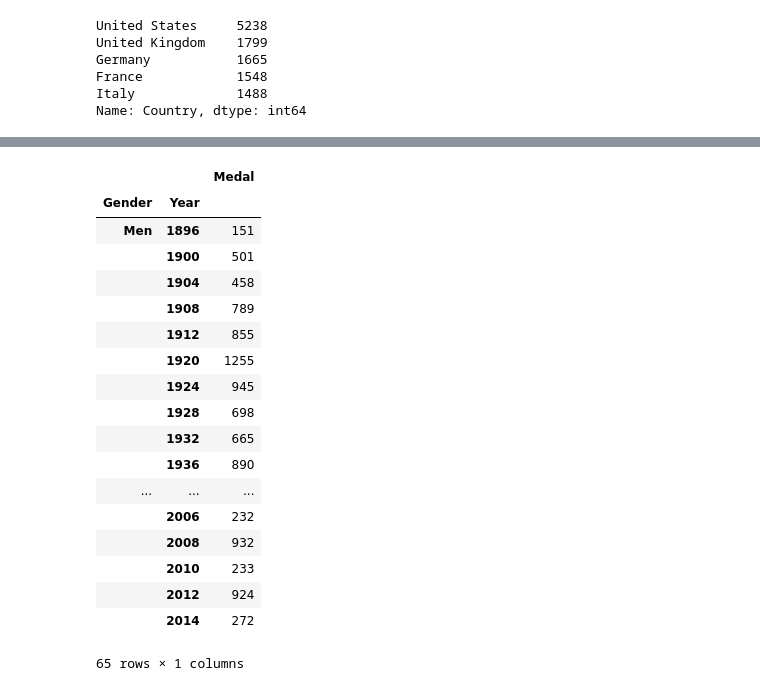
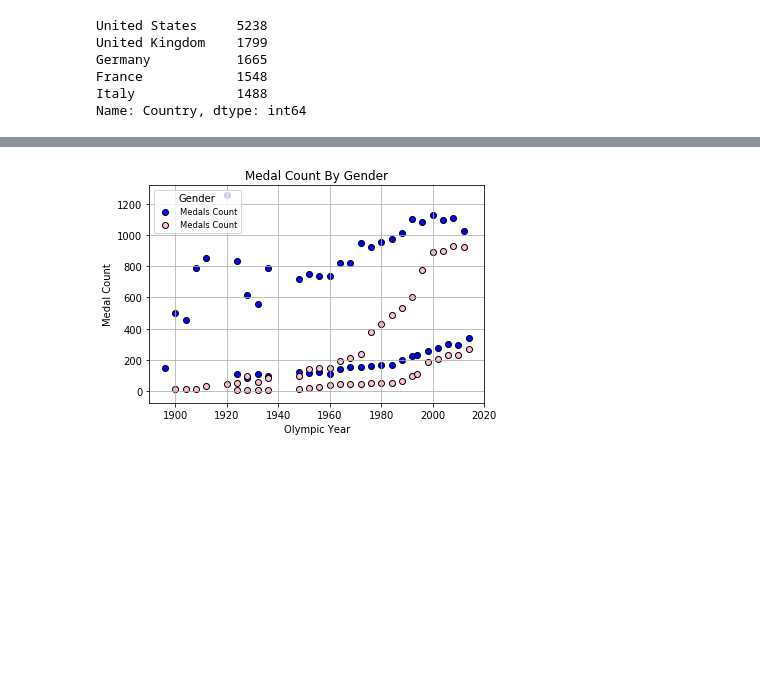
Before and after one commit to brittney-joyce/Olympic-Data-Analysis, a Jupyter notebook: Olympic_Medal_Analysis.ipynb, the cells around one changed output, grey strips where cells are left out. Drawn from its saved outputs; the diff is of its cells as text; code cells hidden in the pictures; blank space fills up the shorter version.

```diff
--- a/Olympic_Medal_Analysis.ipynb
+++ b/Olympic_Medal_Analysis.ipynb
@@ -28,3 +28,14 @@ Germany           1665
 France            1548
 Italy             1488
 Name: Country, dtype: int64
+# %%
+#gender analysis by year
+gender_analysis = pd.DataFrame( {"Medals Count":medals_df.groupby(['Gender','Year', 'Season']).size()} ).reset_index() #.groupby(['Gender','Year'])
+men = gender_analysis[gender_analysis["Gender"] == "Men"]
+women = gender_analysis[gender_analysis["Gender"] == "Women"]
+gender_analysis.head()
+
+#dict = {'Gender':grouped_gender_analysis['Gender'],'Year':grouped_gender_analysis['Year'],'Medal Count':grouped_gender_analysis["Medal"].count()}
+
+#gender_analysis = pd.DataFrame(dict)
+#gender_analysis
@@ -31,25 +49,24 @@ Name: Country, dtype: int64
+# %%
+plt.scatter(men['Year'], men['Medals Count'], c="blue", edgecolor="black", linewidths=1, marker="o")
+plt.scatter(women['Year'], women['Medals Count'], c="pink", edgecolor="black", linewidths=1, marker="o")
+
+plt.title("Medal Count By Gender")
+plt.ylabel("Medal Count")
+plt.xlabel("Olympic Year")
+plt.xlim((1890,2020))
+plt.grid(True)
+
+plt.legend(fontsize="small", mode="Expanded",
+                  numpoints=1, scatterpoints=1,
+                  loc="upper left", title="Gender",
+                  labelspacing=0.5)
+
+plt.show()
+# %% [output]
+[figure, added]
 # %%
-#gender analysis by year
-grouped_gender_analysis = medals_df.groupby(['Gender','Year'])
-gender_analysis = pd.DataFrame(grouped_gender_analysis["Medal"].count())
-gender_analysis
+#Athlete Analysis
+grouped_athlete_analysis = medals_df.groupby(['Gender','Athlete'])
+athlete_analysis = pd.DataFrame(grouped_gender_analysis["Medal"].count())
+athlete_analysis.sort_values(by='Medal', ascending=False, inplace=True)
+athlete_analysis
-# %% [output]
-|  |  | Medal |
-| Gender | Year |  |
-| Men | 1896 | 151 |
-|  | 1900 | 501 |
-|  | 1904 | 458 |
-|  | 1908 | 789 |
-|  | 1912 | 855 |
-|  | 1920 | 1255 |
-|  | 1924 | 945 |
-|  | 1928 | 698 |
-|  | 1932 | 665 |
-|  | 1936 | 890 |
-| ... | ... | ... |
-|  | 2006 | 232 |
-|  | 2008 | 932 |
-|  | 2010 | 233 |
-|  | 2012 | 924 |
-|  | 2014 | 272 |
-65 rows × 1 columns
```
Also changed, not shown: parts of 9 cells of this notebook.
